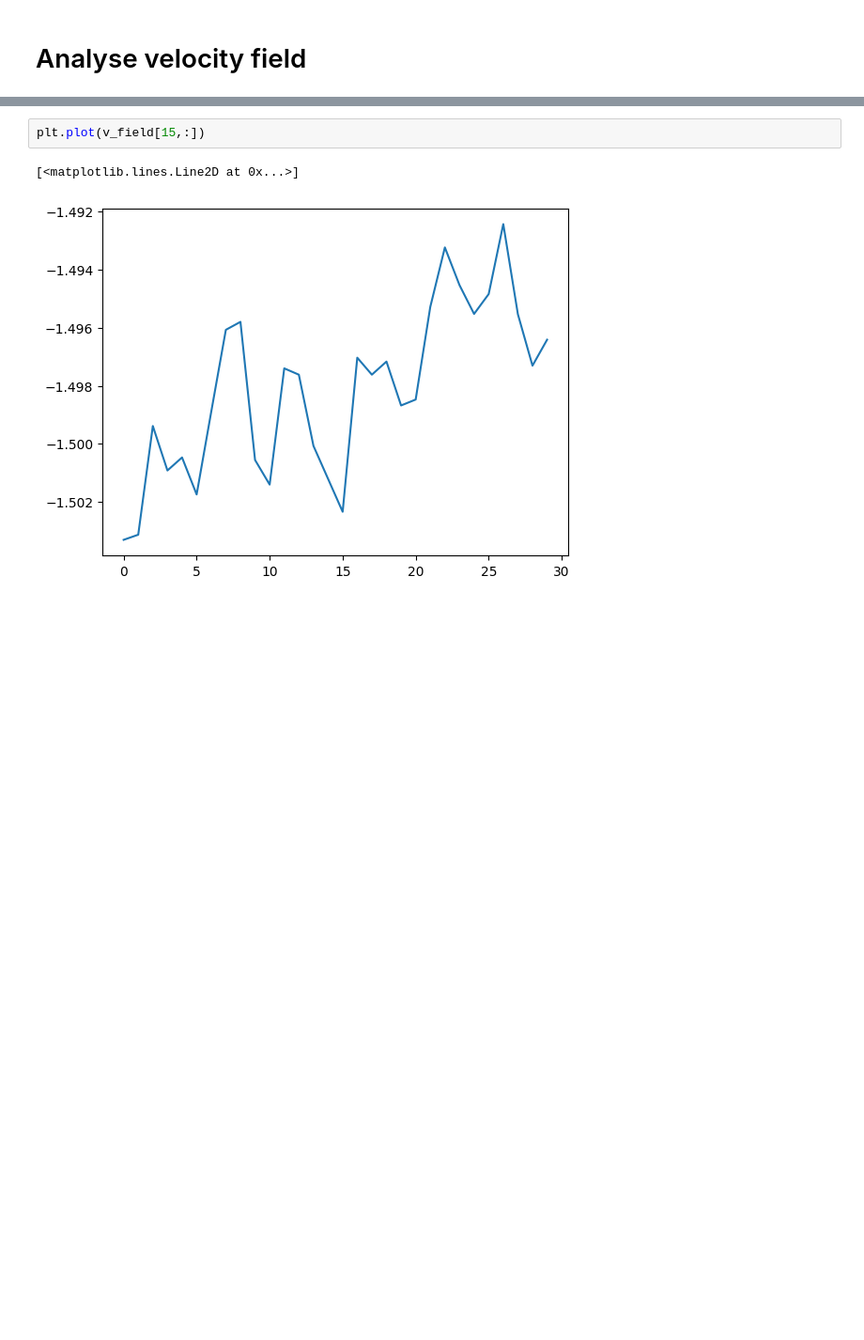
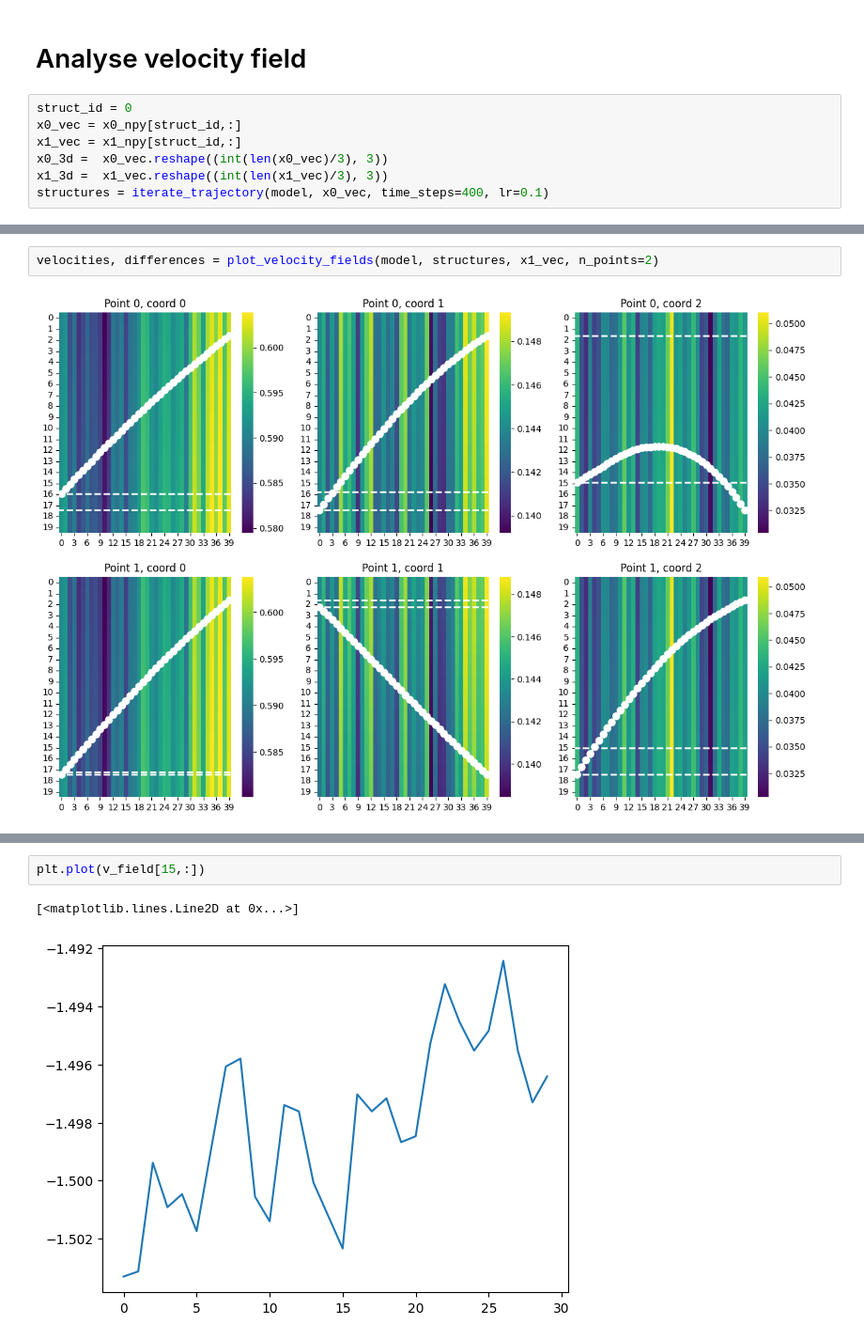
Before and after one commit to SFGLab/FlowMovie, a Jupyter notebook: notebooks/FM_test.ipynb, the cells around one changed output, grey strips where cells are left out. Shown at 94% size. Cells and saved outputs as stored; diff of their text form; blank space fills up the shorter version.

```diff
--- a/notebooks/FM_test.ipynb
+++ b/notebooks/FM_test.ipynb
@@ -139,2 +184,9 @@ create_gif(figs, "./animation.gif", duration=300)
 # %% [markdown]
 # Analyse velocity field
+# %%
+struct_id = 0
+x0_vec = x0_npy[struct_id,:]
+x1_vec = x1_npy[struct_id,:]
+x0_3d =  x0_vec.reshape((int(len(x0_vec)/3), 3))
+x1_3d =  x1_vec.reshape((int(len(x1_vec)/3), 3))
+structures = iterate_trajectory(model, x0_vec, time_steps=400, lr=0.1)
@@ -140,0 +256,4 @@ create_gif(figs, "./animation.gif", duration=300)
+# %%
+velocities, differences = plot_velocity_fields(model, structures, x1_vec, n_points=2)
+# %% [output]
+[figure, added]
```
Also changed, not shown: parts of 12 cells of this notebook.
